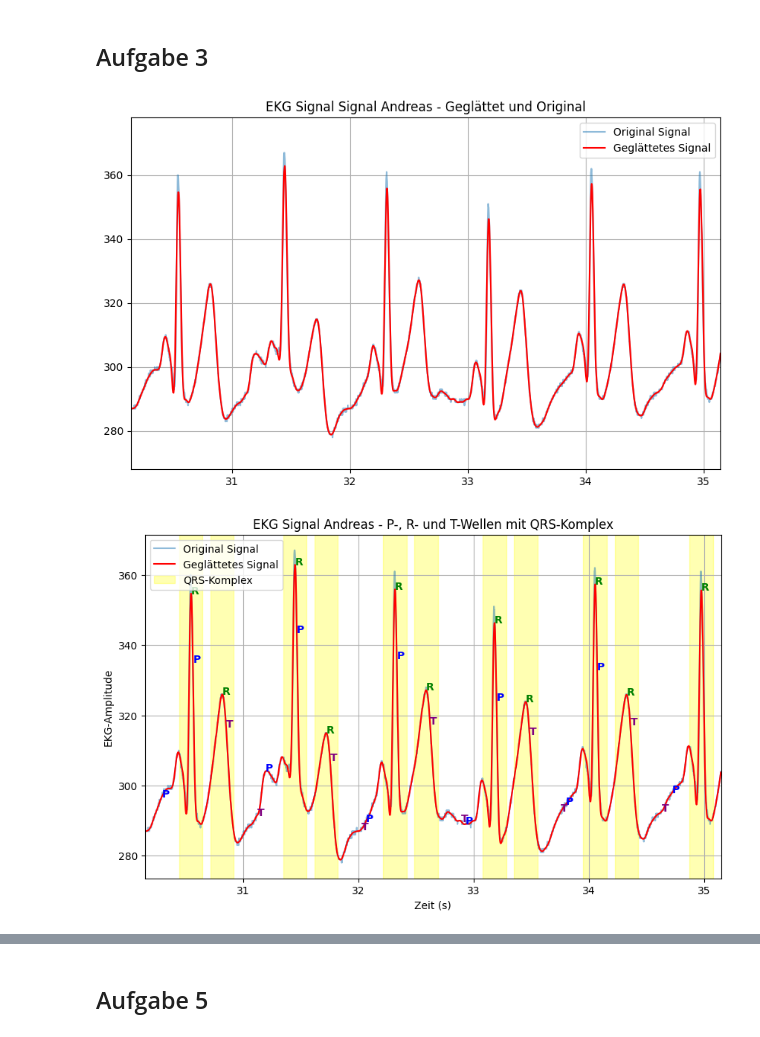
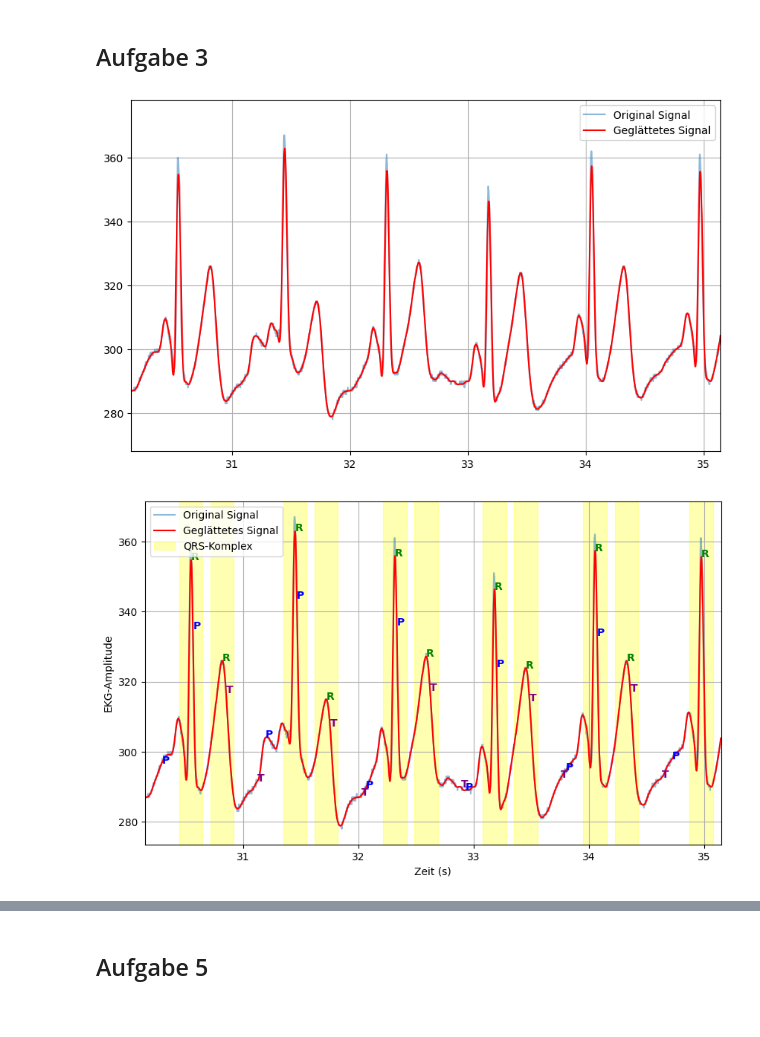
Before and after one commit to VPaulineC/Praktikum-2, a Jupyter notebook: MainCode2.ipynb, the cells around one changed output, grey strips where cells are left out. Saved outputs shown, nothing was run; the diff lists cells and outputs as text; code cells hidden in the pictures.

```diff
--- a/MainCode2.ipynb
+++ b/MainCode2.ipynb
@@ -11,34 +11,34 @@ import Lab2Functions as ekg
 # %%
 # Plot Ruhe Andreas
 df1 = pd.read_csv('lab2code1_Ruhe_Andreas2.csv', sep = ';')
 time_ms = df1['Millis']
 ecg=df1['Value']
 
 #Zeit in Sekunden und Minuten
 time_sec = time_ms / 1000
 time_minutes = time_sec / 60
 
 #Signal glätten
 Wn=0.08
 b, a = sci.butter(4, Wn, 'low', analog=False)
 ecg_filtered = sci.filtfilt(b, a, ecg)
 
 # EKG plotten
 plt.figure(figsize=(10, 6))
 plt.plot(time_sec, ecg, label='Original Signal', alpha=0.5)
 plt.plot(time_sec, ecg_filtered, label='Geglättetes Signal', color='red')
-plt.title('EKG Signal Signal Andreas - Geglättet und Original')
+#plt.title('EKG Signal Signal Andreas - Geglättet und Original')
 plt.legend()
 plt.grid()
 
 # nur 5 Sekunden vom Plot anzeigen
 start_time = time_sec.iloc[0]
 end_time = start_time + 5
 
 plt.xlim(start_time, end_time)
 plt.show()
 # %% [output]
-[figure, old version]
+[figure, new version]
 # %%
 # Plot mit markierten P-, R- und T-Wellen mit QRS-Komplex
 time_sec= time_ms / 1000
@@ -97,14 +97,14 @@ handles, labels = plt.gca().get_legend_handles_labels()
 by_label = dict(zip(labels, handles))
 plt.legend(by_label.values(), by_label.keys())
 
-plt.title('EKG Signal Andreas - P-, R- und T-Wellen mit QRS-Komplex')
+#plt.title('EKG Signal Andreas - P-, R- und T-Wellen mit QRS-Komplex')
 plt.xlabel('Zeit (s)')
 plt.ylabel('EKG-Amplitude')
 plt.grid()
 plt.xlim(start_time, end_time)
 plt.show()
 # %% [output]
-[figure, old version]
+[figure, new version]
 # %%
 # Plot Ruhe Pauline
 df2 = pd.read_csv('lab2code1_Ruhe_Pauline.csv', sep = ';')
```
Also changed, not shown: parts of 8 cells of this notebook, 13 other files.
